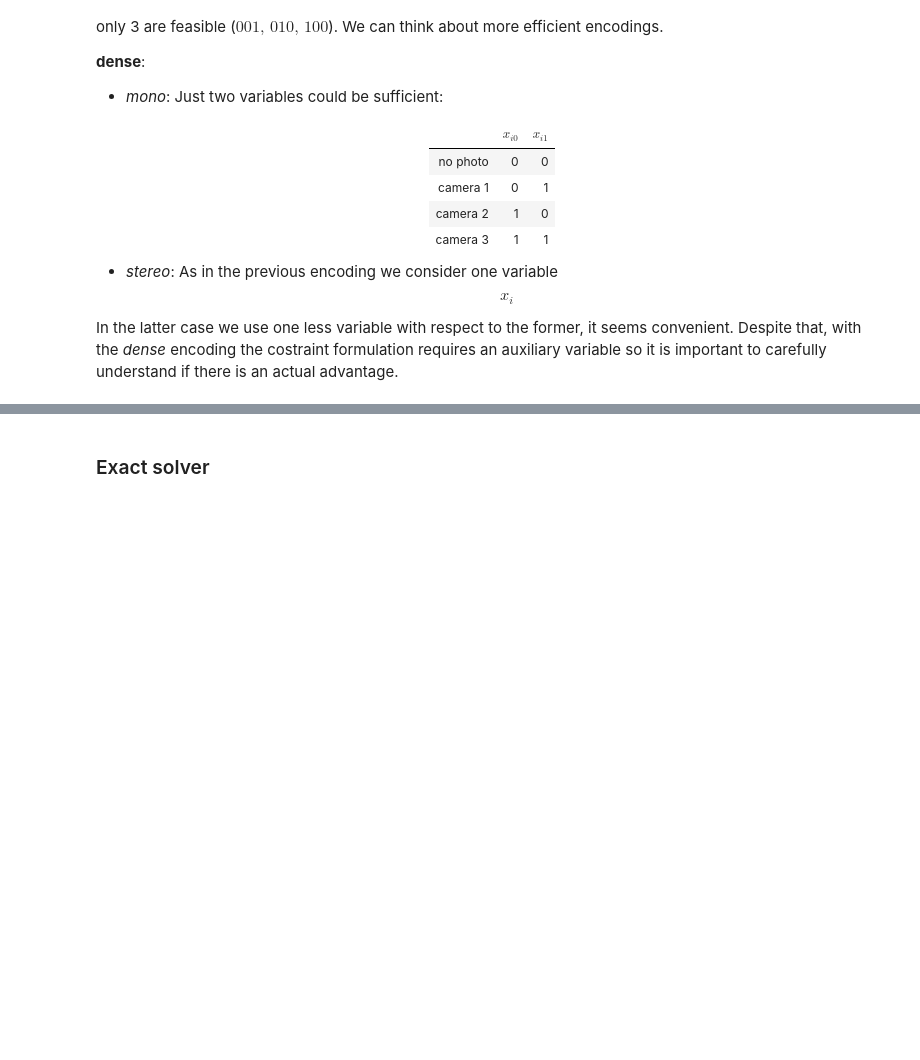
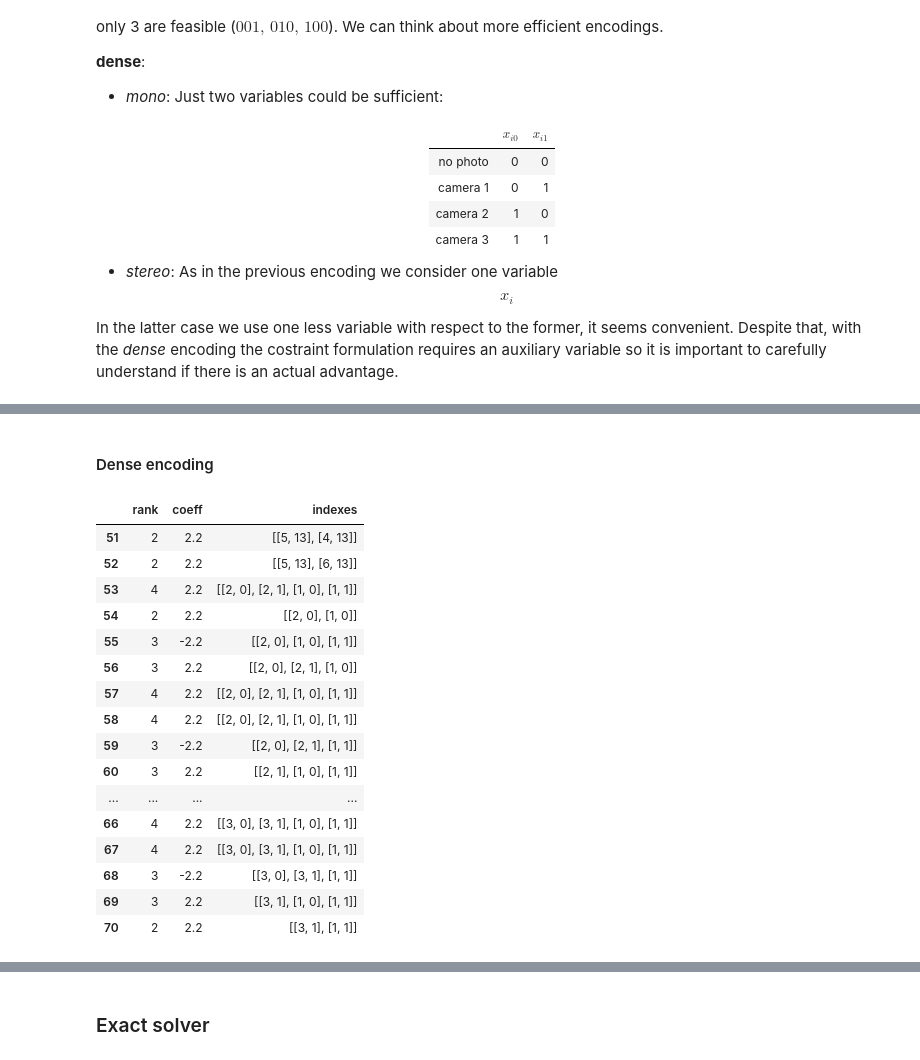
Before and after one commit to GiacomoFrn/QUBO-optimization, a Jupyter notebook: encoder.ipynb, the cells around one changed output, grey strips where cells are left out. Saved outputs shown, nothing was run; the diff lists cells and outputs as text; code cells hidden in the pictures; blank space fills up the shorter version.

Commit message:
dense encoding

```diff
--- a/encoder.ipynb
+++ b/encoder.ipynb
@@ -259,3 +278,5 @@ print_qubo(qubo, key_to_qubo_dict)
 0 0 0 0 0 0 0 0 0 0 0 0 0 -2.0 2.2 0
 0 0 0 0 0 0 0 0 0 0 0 0 0 0 -2.0 0
 0 0 0 0 0 0 0 0 0 0 0 0 0 0 0 -2.0
+# %% [markdown]
+#### Dense encoding
@@ -261,0 +290,19 @@ print_qubo(qubo, key_to_qubo_dict)
+# %%
+# produce qubo indexing from single camera request
+def index_from_camera(camera, id):
+    # retrive encoding information
+    enc = dense_encoding_dict[camera]
+    # stereo case
+    if len(enc)==1:
+        return [(1, [[id, enc[0]]])]
+    # mono case
+    out = []
+    if enc[0] and enc[1] :
+        out.append((1, [[id, 0], [id, 1]]))
+    else:
+        for j in range(2):
+            if enc[j]:
+                out.append((1, [[id, j]]))
+            else:
+                out.append((-1, [[id, 0], [id, 1]]))
+    return out
@@ -261,0 +390,20 @@ print_qubo(qubo, key_to_qubo_dict)
+# %%
+qubo_df.tail(20)
+# %% [output]
+|  | rank | coeff | indexes |
+| 51 | 2 | 2.2 | [[5, 13], [4, 13]] |
+| 52 | 2 | 2.2 | [[5, 13], [6, 13]] |
+| 53 | 4 | 2.2 | [[2, 0], [2, 1], [1, 0], [1, 1]] |
+| 54 | 2 | 2.2 | [[2, 0], [1, 0]] |
+| 55 | 3 | -2.2 | [[2, 0], [1, 0], [1, 1]] |
+| 56 | 3 | 2.2 | [[2, 0], [2, 1], [1, 0]] |
+| 57 | 4 | 2.2 | [[2, 0], [2, 1], [1, 0], [1, 1]] |
+| 58 | 4 | 2.2 | [[2, 0], [2, 1], [1, 0], [1, 1]] |
+| 59 | 3 | -2.2 | [[2, 0], [2, 1], [1, 1]] |
+| 60 | 3 | 2.2 | [[2, 1], [1, 0], [1, 1]] |
+| ... | ... | ... | ... |
+| 66 | 4 | 2.2 | [[3, 0], [3, 1], [1, 0], [1, 1]] |
+| 67 | 4 | 2.2 | [[3, 0], [3, 1], [1, 0], [1, 1]] |
+| 68 | 3 | -2.2 | [[3, 0], [3, 1], [1, 1]] |
+| 69 | 3 | 2.2 | [[3, 1], [1, 0], [1, 1]] |
+| 70 | 2 | 2.2 | [[3, 1], [1, 1]] |
```
Also changed, not shown: parts of 17 cells of this notebook.
